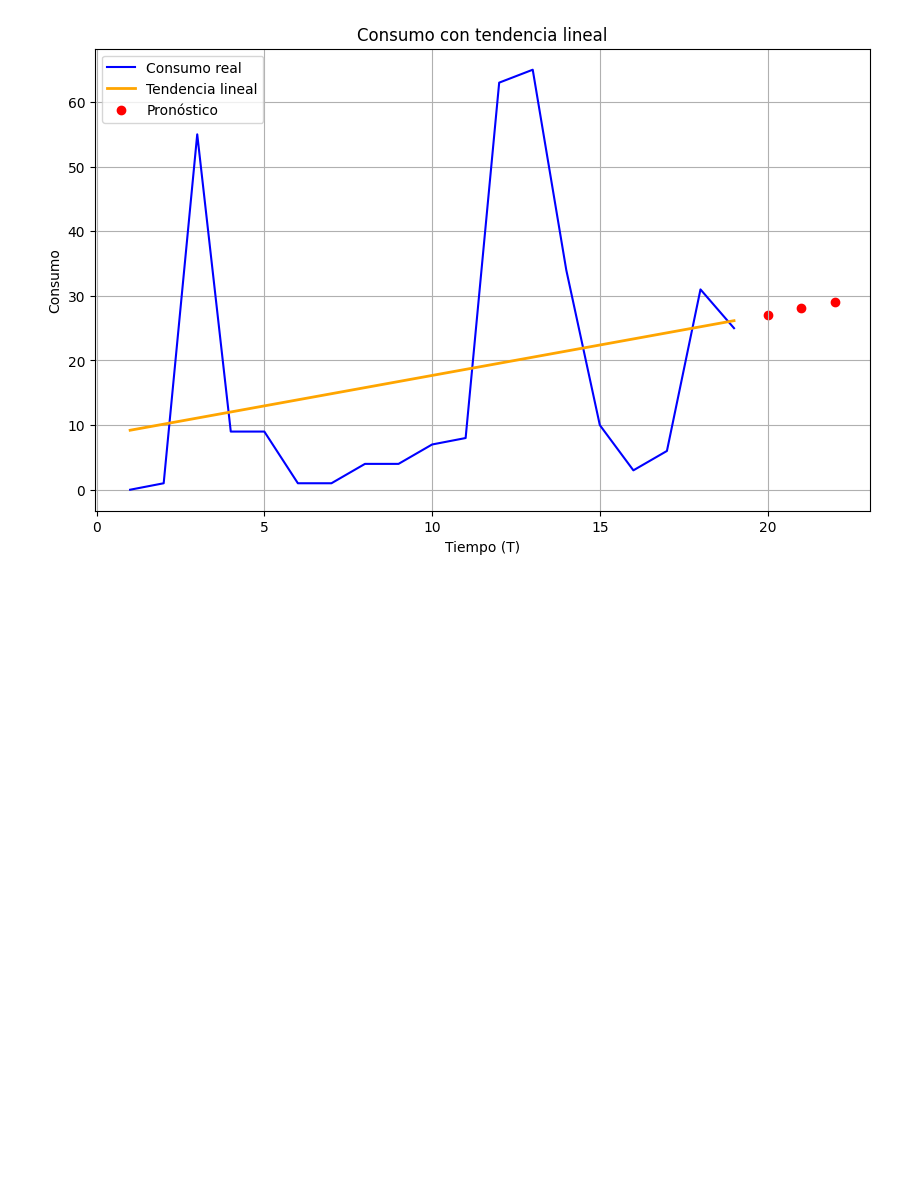
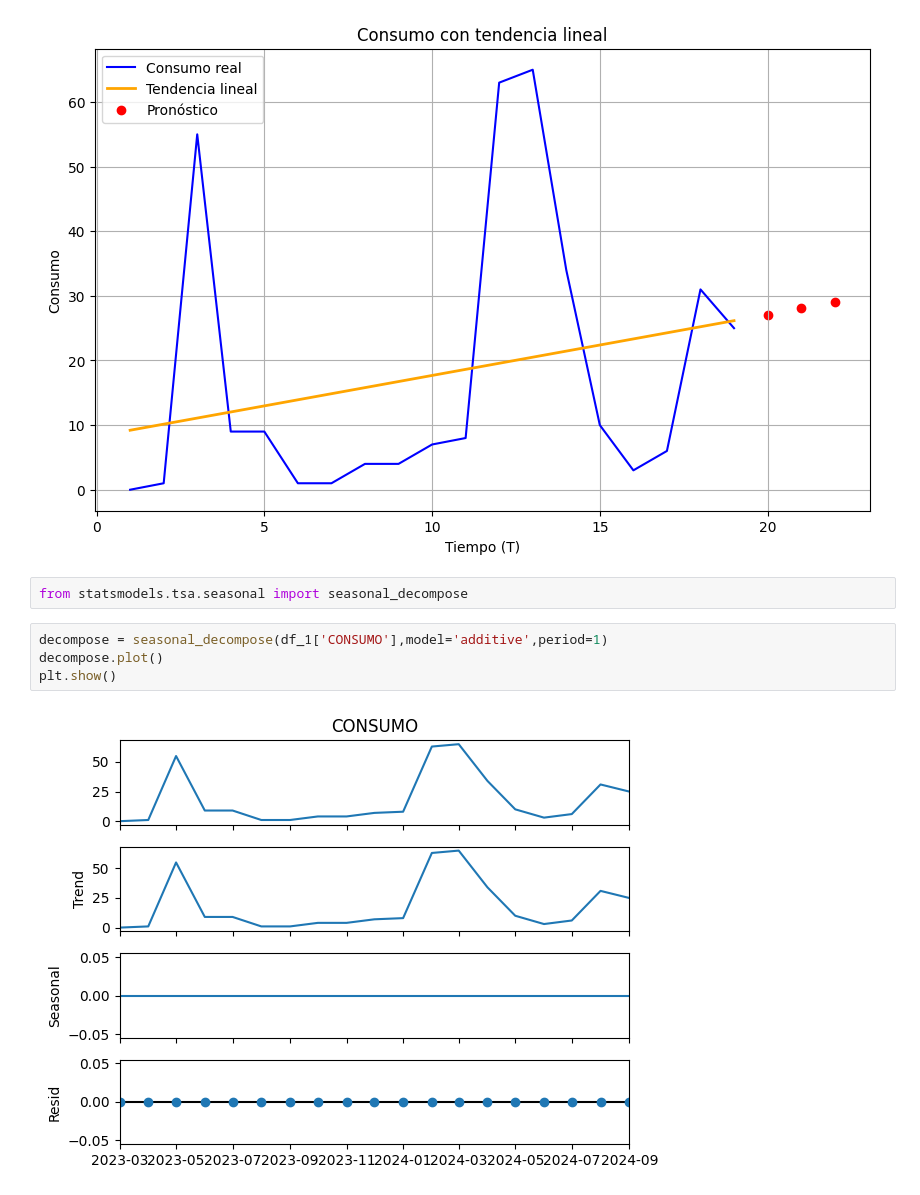
Before and after one commit to Dnes14/TAN-S15-ST, a Jupyter notebook: TS-Adelnisa_Ocros.ipynb, the cells around one changed output. Drawn from its saved outputs; the diff is of its cells as text; blank space fills up the shorter version.

```diff
--- a/TS-Adelnisa_Huaraz copy.ipynb
+++ b/TS-Adelnisa_Ocros.ipynb
@@ -185,3 +165,11 @@ Intercepto: 8.263157894736844
 Pendiente: 0.9421052631578947
 Predicciones para los próximos períodos: [27.10526316 28.04736842 28.98947368]
 [figure]
+# %%
+from statsmodels.tsa.seasonal import seasonal_decompose
+# %%
+decompose = seasonal_decompose(df_1['CONSUMO'],model='additive',period=1)
+decompose.plot()
+plt.show()
+# %% [output]
+[figure, added]
```
Also changed, not shown: parts of 2 cells of this notebook, 4 other files.
